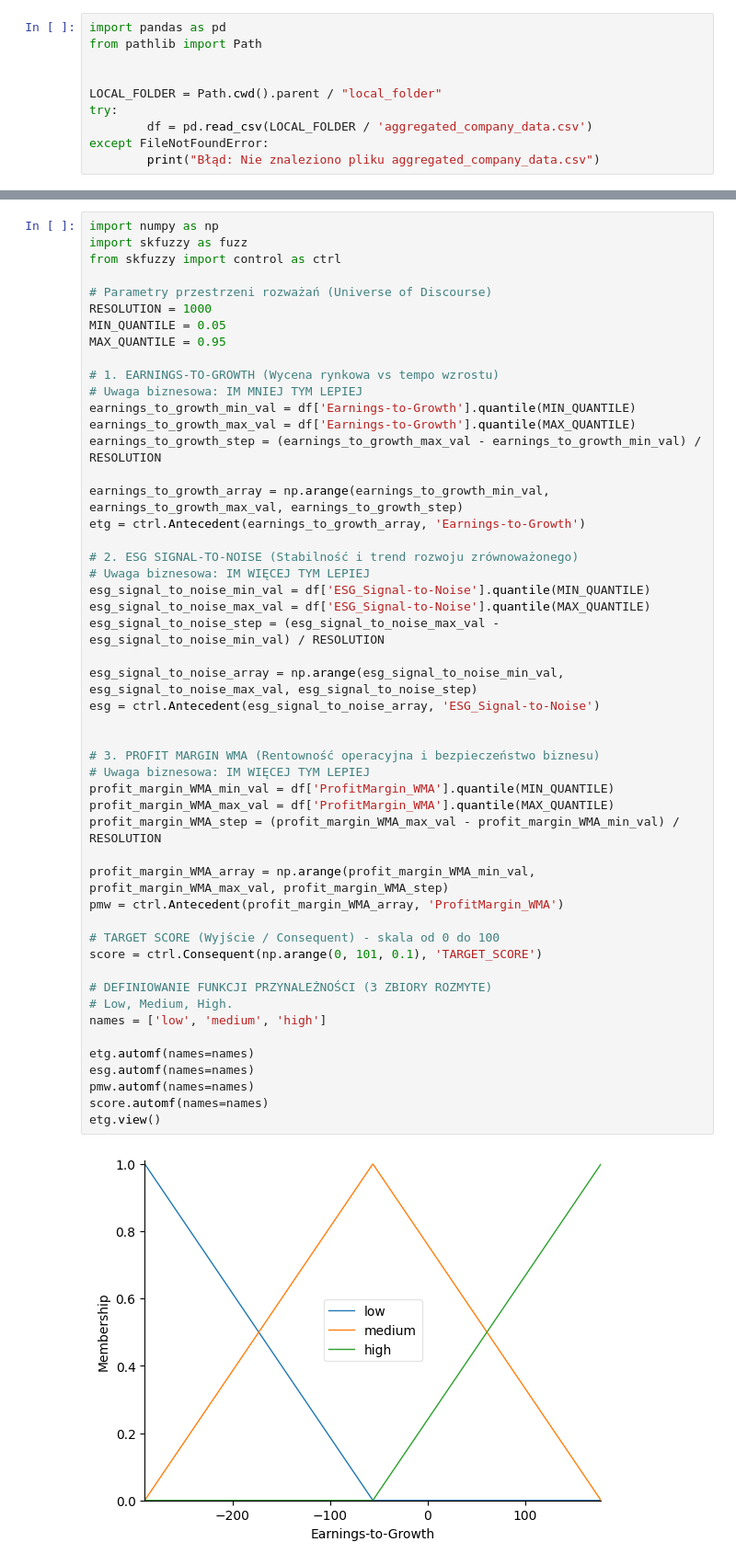
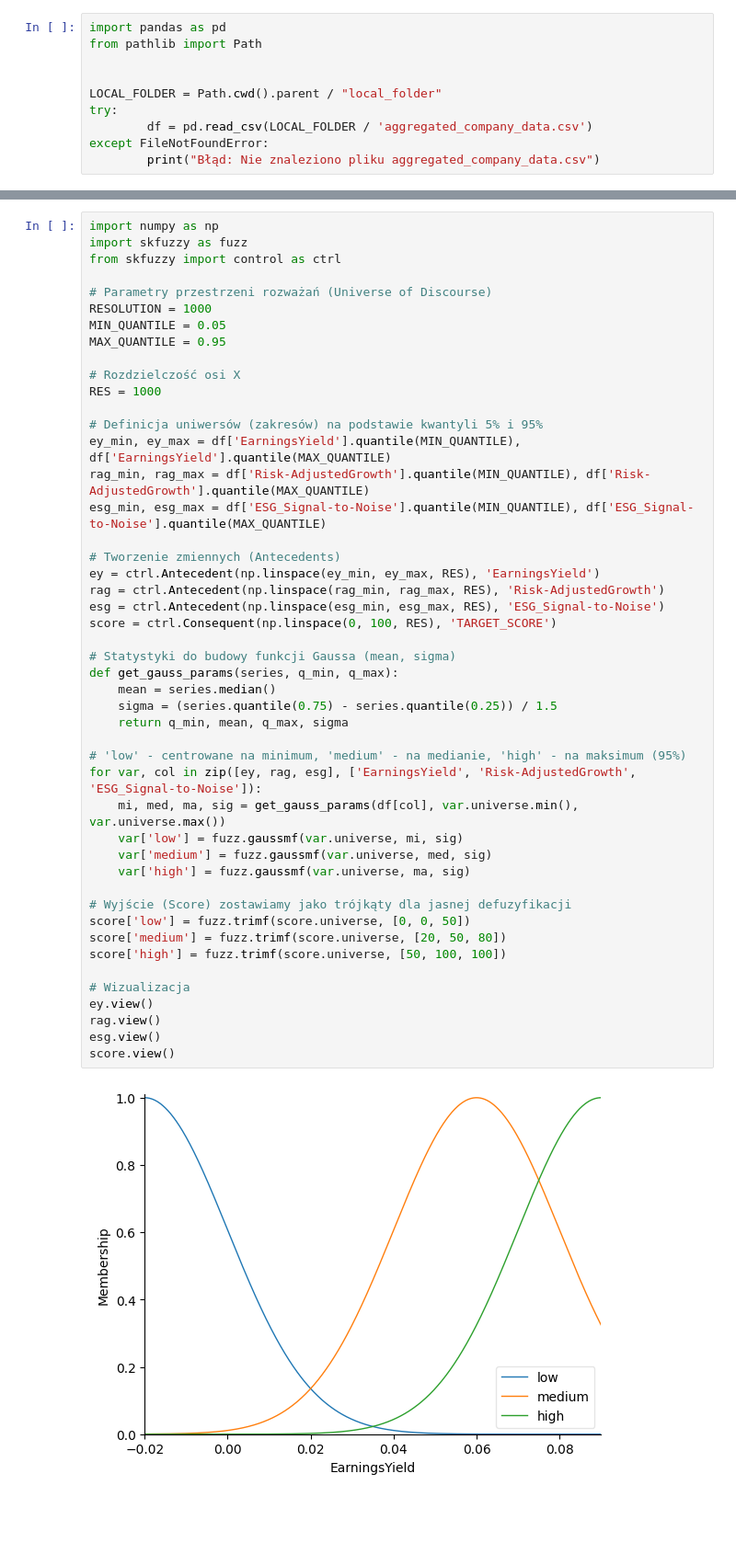
Before and after one commit to Wojciech-Majchrowski-23/MSiD_Project, a Jupyter notebook: src/fuzzy_rules_27.ipynb, the cells around one changed output, grey strips where cells are left out. Shown at 92% size. Cells and saved outputs as stored; diff of their text form; blank space fills up the shorter version.

```diff
--- a/src/fuzzy_rules_27.ipynb
+++ b/src/fuzzy_rules_27.ipynb
@@ -11,52 +27,49 @@ except FileNotFoundError:
 # %%
 import numpy as np
 import skfuzzy as fuzz
 from skfuzzy import control as ctrl
 
 # Parametry przestrzeni rozważań (Universe of Discourse)
 RESOLUTION = 1000
 MIN_QUANTILE = 0.05
 MAX_QUANTILE = 0.95
 
-# 1. EARNINGS-TO-GROWTH (Wycena rynkowa vs tempo wzrostu)
-# Uwaga biznesowa: IM MNIEJ TYM LEPIEJ
-earnings_to_growth_min_val = df['Earnings-to-Growth'].quantile(MIN_QUANTILE)
-earnings_to_growth_max_val = df['Earnings-to-Growth'].quantile(MAX_QUANTILE)
-earnings_to_growth_step = (earnings_to_growth_max_val - earnings_to_growth_min_val) / RESOLUTION
+# Rozdzielczość osi X
+RES = 1000
 
-earnings_to_growth_array = np.arange(earnings_to_growth_min_val, earnings_to_growth_max_val, earnings_to_growth_step)
-etg = ctrl.Antecedent(earnings_to_growth_array, 'Earnings-to-Growth')
+# Definicja uniwersów (zakresów) na podstawie kwantyli 5% i 95%
+ey_min, ey_max = df['EarningsYield'].quantile(MIN_QUANTILE), df['EarningsYield'].quantile(MAX_QUANTILE)
+rag_min, rag_max = df['Risk-AdjustedGrowth'].quantile(MIN_QUANTILE), df['Risk-AdjustedGrowth'].quantile(MAX_QUANTILE)
+esg_min, esg_max = df['ESG_Signal-to-Noise'].quantile(MIN_QUANTILE), df['ESG_Signal-to-Noise'].quantile(MAX_QUANTILE)
 
-# 2. ESG SIGNAL-TO-NOISE (Stabilność i trend rozwoju zrównoważonego)
-# Uwaga biznesowa: IM WIĘCEJ TYM LEPIEJ
-esg_signal_to_noise_min_val = df['ESG_Signal-to-Noise'].quantile(MIN_QUANTILE)
-esg_signal_to_noise_max_val = df['ESG_Signal-to-Noise'].quantile(MAX_QUANTILE)
-esg_signal_to_noise_step = (esg_signal_to_noise_max_val - esg_signal_to_noise_min_val) / RESOLUTION
+# Tworzenie zmiennych (Antecedents)
+ey = ctrl.Antecedent(np.linspace(ey_min, ey_max, RES), 'EarningsYield')
+rag = ctrl.Antecedent(np.linspace(rag_min, rag_max, RES), 'Risk-AdjustedGrowth')
+esg = ctrl.Antecedent(np.linspace(esg_min, esg_max, RES), 'ESG_Signal-to-Noise')
+score = ctrl.Consequent(np.linspace(0, 100, RES), 'TARGET_SCORE')
 
-esg_signal_to_noise_array = np.arange(esg_signal_to_noise_min_val, esg_signal_to_noise_max_val, esg_signal_to_noise_step)
-esg = ctrl.Antecedent(esg_signal_to_noise_array, 'ESG_Signal-to-Noise')
+# Statystyki do budowy funkcji Gaussa (mean, sigma)
+def get_gauss_params(series, q_min, q_max):
+    mean = series.median()
+    sigma = (series.quantile(0.75) - series.quantile(0.25)) / 1.5
+    return q_min, mean, q_max, sigma
 
+# 'low' - centrowane na minimum, 'medium' - na medianie, 'high' - na maksimum (95%)
+for var, col in zip([ey, rag, esg], ['EarningsYield', 'Risk-AdjustedGrowth', 'ESG_Signal-to-Noise']):
+    mi, med, ma, sig = get_gauss_params(df[col], var.universe.min(), var.universe.max())
+    var['low'] = fuzz.gaussmf(var.universe, mi, sig)
+    var['medium'] = fuzz.gaussmf(var.universe, med, sig)
+    var['high'] = fuzz.gaussmf(var.universe, ma, sig)
 
-# 3. PROFIT MARGIN WMA (Rentowność operacyjna i bezpieczeństwo biznesu)
-# Uwaga biznesowa: IM WIĘCEJ TYM LEPIEJ
-profit_margin_WMA_min_val = df['ProfitMargin_WMA'].quantile(MIN_QUANTILE)
-profit_margin_WMA_max_val = df['ProfitMargin_WMA'].quantile(MAX_QUANTILE)
-profit_margin_WMA_step = (profit_margin_WMA_max_val - profit_margin_WMA_min_val) / RESOLUTION
+# Wyjście (Score) zostawiamy jako trójkąty dla jasnej defuzyfikacji
+score['low'] = fuzz.trimf(score.universe, [0, 0, 50])
+score['medium'] = fuzz.trimf(score.universe, [20, 50, 80])
+score['high'] = fuzz.trimf(score.universe, [50, 100, 100])
 
-profit_margin_WMA_array = np.arange(profit_margin_WMA_min_val, profit_margin_WMA_max_val, profit_margin_WMA_step)
-pmw = ctrl.Antecedent(profit_margin_WMA_array, 'ProfitMargin_WMA')
-
-# TARGET SCORE (Wyjście / Consequent) - skala od 0 do 100
-score = ctrl.Consequent(np.arange(0, 101, 0.1), 'TARGET_SCORE')
-
-# DEFINIOWANIE FUNKCJI PRZYNALEŻNOŚCI (3 ZBIORY ROZMYTE)
-# Low, Medium, High.
-names = ['low', 'medium', 'high']
-
-etg.automf(names=names)
-esg.automf(names=names)
-pmw.automf(names=names)
-score.automf(names=names)
-etg.view()
+# Wizualizacja
+ey.view()
+rag.view()
+esg.view()
+score.view()
 # %% [output]
-[figure, old version]
+[figure, new version]
```
Also changed, not shown: parts of 8 cells of this notebook, 5 other files.
